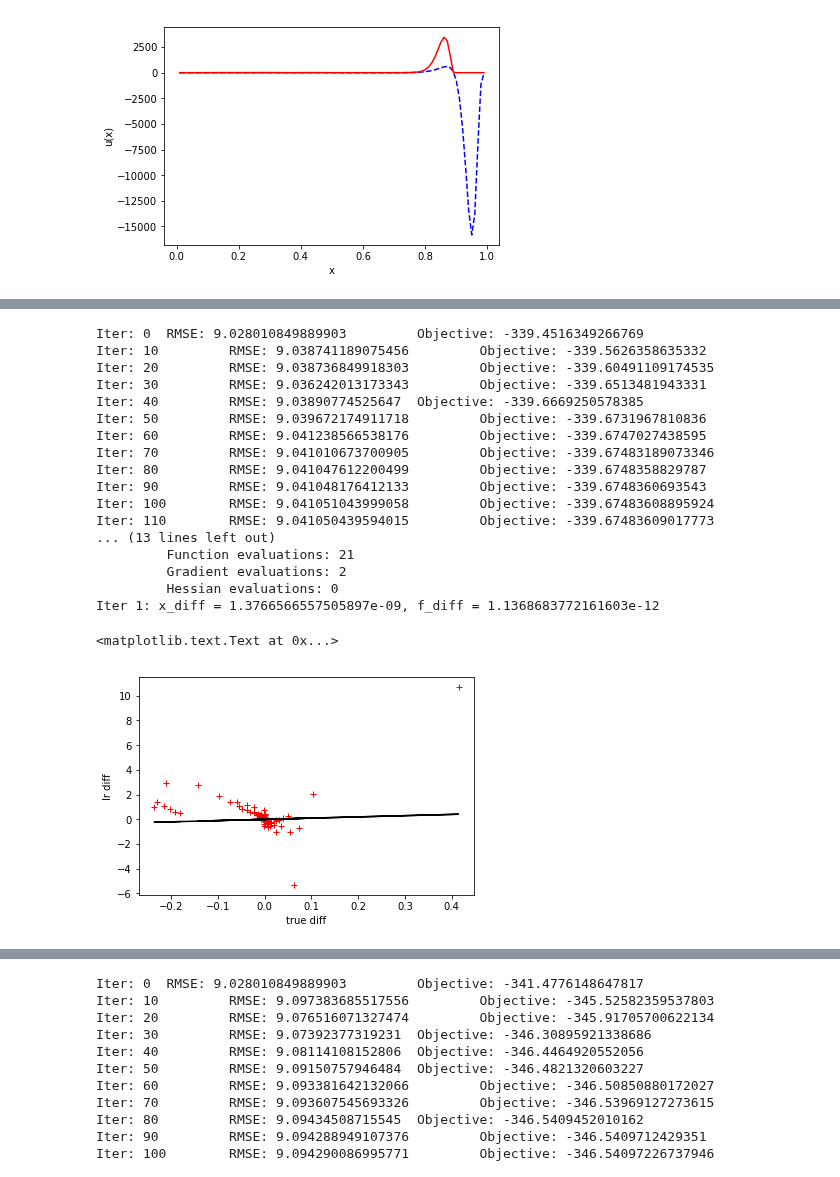
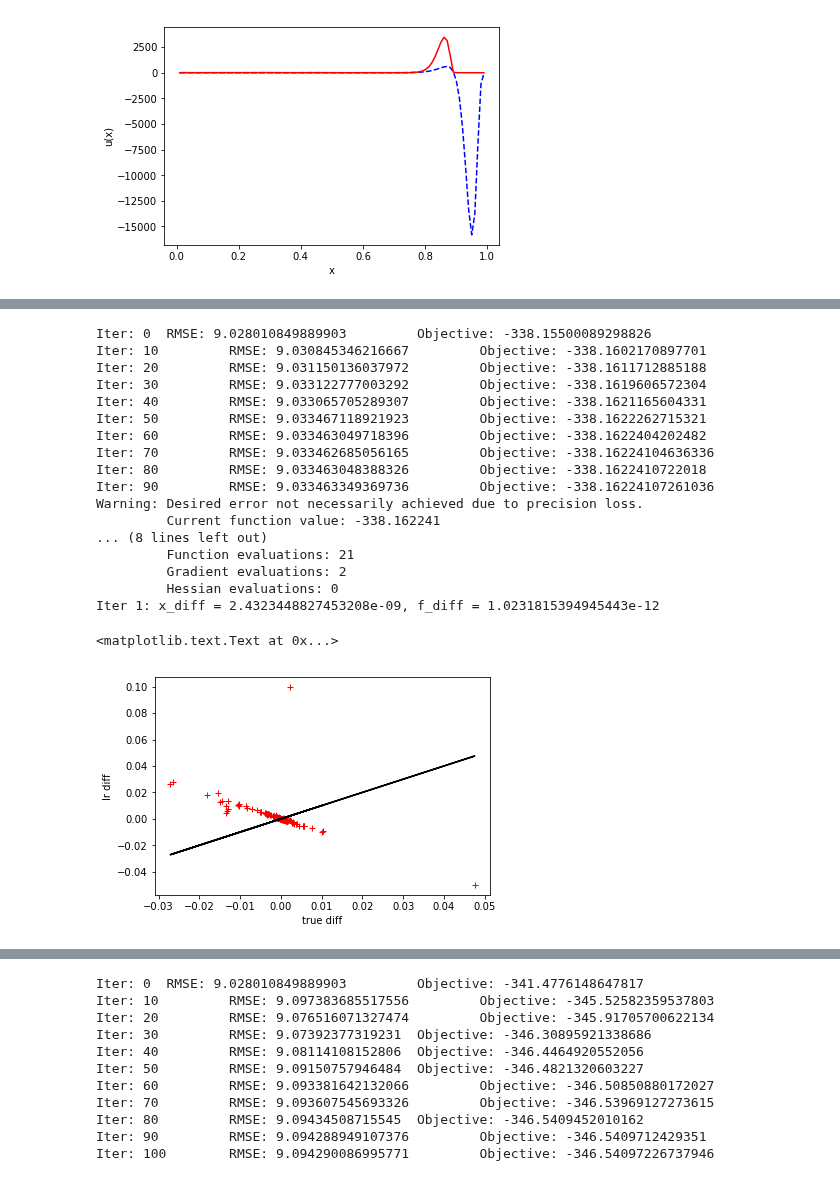
Before and after one commit to mijordan3/BNP_sensitivity, a Jupyter notebook: GMM_clustering/jupyter/clustering_iris_lucky_restart_functional_sensitivity_worst_case.ipynb, the cells around one changed output, grey strips where cells are left out. Saved outputs shown, nothing was run; the diff lists cells and outputs as text; code cells hidden in the pictures.

Commit message:
working on interpolating worst case

```diff
--- a/GMM_clustering/jupyter/clustering_iris_lucky_restart_functional_sensitivity_worst_case.ipynb
+++ b/GMM_clustering/jupyter/clustering_iris_lucky_restart_functional_sensitivity_worst_case.ipynb
@@ -464,7 +487,4 @@ def eval_linear_interpolation(x, int_points_x, int_points_y):
 # %%
-# Get interpolating points
-n_int_points = 10000
-int_points_x = np.linspace(0.0001, 0.9999, n_int_points)
 worst_case_pos_int_points = \
     linear_sens.get_worst_case_perturbation_unscaled(g_eta = g_eta_nclust, \
                                                       theta = int_points_x, \
@@ -479,8 +502,13 @@ worst_case_neg_int_points = \
 worst_case_pos_interpolated = lambda x : eval_linear_interpolation(x, int_points_x, worst_case_pos_int_points)
 worst_case_neg_interpolated = lambda x : eval_linear_interpolation(x, int_points_x, worst_case_neg_int_points)
 # %%
-x = np.random.random((100, 3))
+x = np.random.random((100))
 
+print('absolute diff')
 print(np.max(np.abs(worst_case_pos_interpolated(x) - worst_case_pos(x))))
 print(np.max(np.abs(worst_case_neg_interpolated(x) - worst_case_neg(x))))
+
+# print('\n relative diff')
+# print(np.max(np.abs(worst_case_pos_interpolated(x) - worst_case_pos(x) / worst_case_pos(x))))
+# print(np.max(np.abs(worst_case_neg_interpolated(x) - worst_case_neg(x) / worst_case_neg(x))))
 # %% [output]
@@ -521,2 +566,10 @@ plt.plot(theta, worst_case_neg_interpolated(theta).flatten(), color = 'blue', ma
 worst_case_fun_sens_mat_pos, worst_case_fun_sens_mat_neg = \
     linear_sens.get_worst_case_fun_sens(g_eta_nclust)
+# %%
+worst_case_fun_sens_mat_pos_ = np.zeros((len(best_param), k_approx - 1))
+worst_case_fun_sens_mat_neg_ = np.zeros((len(best_param), k_approx - 1))
+for k in range(k_approx - 1):
+    worst_case_fun_sens_mat_pos_[:, k] = \
+        linear_sens.get_functional_sensitivity(lambda x : np.abs(worst_case_pos_interpolated(x)), k)
+    worst_case_fun_sens_mat_neg_[:, k] = \
+        linear_sens.get_functional_sensitivity(lambda x : np.abs(worst_case_neg_interpolated(x)), k)
@@ -523,6 +651,6 @@ worst_case_fun_sens_mat_pos, worst_case_fun_sens_mat_neg = \
 # %%
 # Perturb and re-optimize with positive perturbation
-epsilon = 0.0001
+epsilon = 0.000001
 
 model_worst_case_pos_pert = gmm_utils.DPGaussianMixture(
     model.y, model.k_approx, model.prior_params, gh_deg = 8, \
@@ -533,35 +661,35 @@ model_worst_case_pos_pert = gmm_utils.DPGaussianMixture(
 pos_pert_worst_case_opt_free_param = \
     model_worst_case_pos_pert.optimize_full(best_param, init_max_iter=100, final_max_iter=500)[0]
 # %% [output]
-Iter: 0  RMSE: 9.028010849889903         Objective: -339.4516349266769
-Iter: 10         RMSE: 9.038741189075456         Objective: -339.5626358635332
-Iter: 20         RMSE: 9.038736849918303         Objective: -339.60491109174535
-Iter: 30         RMSE: 9.036242013173343         Objective: -339.6513481943331
-Iter: 40         RMSE: 9.03890774525647  Objective: -339.6669250578385
-Iter: 50         RMSE: 9.039672174911718         Objective: -339.6731967810836
-Iter: 60         RMSE: 9.041238566538176         Objective: -339.6747027438595
-Iter: 70         RMSE: 9.041010673700905         Objective: -339.67483189073346
-Iter: 80         RMSE: 9.041047612200499         Objective: -339.6748358829787
-Iter: 90         RMSE: 9.041048176412133         Objective: -339.6748360693543
-Iter: 100        RMSE: 9.041051043999058         Objective: -339.67483608895924
-Iter: 110        RMSE: 9.041050439594015         Objective: -339.67483609017773
-... (13 lines left out)
+Iter: 0  RMSE: 9.028010849889903         Objective: -338.15500089298826
+Iter: 10         RMSE: 9.030845346216667         Objective: -338.1602170897701
+Iter: 20         RMSE: 9.031150136037972         Objective: -338.1611712885188
+Iter: 30         RMSE: 9.033122777003292         Objective: -338.1619606572304
+Iter: 40         RMSE: 9.033065705289307         Objective: -338.1621165604331
+Iter: 50         RMSE: 9.033467118921923         Objective: -338.1622262715321
+Iter: 60         RMSE: 9.033463049718396         Objective: -338.1622404202482
+Iter: 70         RMSE: 9.033462685056165         Objective: -338.16224104636336
+Iter: 80         RMSE: 9.033463048388326         Objective: -338.1622410722018
+Iter: 90         RMSE: 9.033463349369736         Objective: -338.16224107261036
+Warning: Desired error not necessarily achieved due to precision loss.
+         Current function value: -338.162241
+... (8 lines left out)
          Function evaluations: 21
          Gradient evaluations: 2
          Hessian evaluations: 0
-Iter 1: x_diff = 1.3766566557505897e-09, f_diff = 1.1368683772161603e-12
+Iter 1: x_diff = 2.4323448827453208e-09, f_diff = 1.0231815394945443e-12
 # %%
-lr_free_param_diff_vec = np.matmul(worst_case_fun_sens_mat_pos, epsilon * np.ones(k_approx - 1))
+lr_free_param_diff_vec = np.matmul(worst_case_fun_sens_mat_pos_, epsilon * np.ones(k_approx - 1))
 
 diff_vec = pos_pert_worst_case_opt_free_param - best_param
 lr_diff_vec = deepcopy(lr_free_param_diff_vec)
 plt.plot(diff_vec, lr_diff_vec, 'r+')
 plt.plot(diff_vec, diff_vec, 'k')
 plt.xlabel('true diff')
 plt.ylabel('lr diff')
 # %% [output]
 <matplotlib.text.Text at 0x...>
-[figure, old version]
+[figure, new version]
 # %%
 get_e_number_clusters_from_free_par(model, best_param)
 # %% [output]
```
Also changed, not shown: parts of 28 cells of this notebook, 8 other files.
